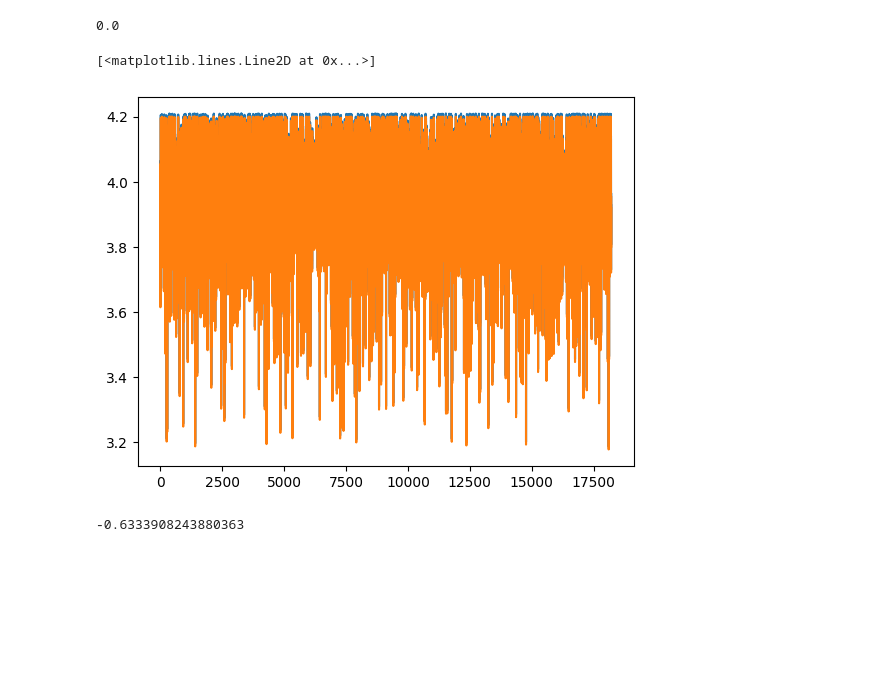
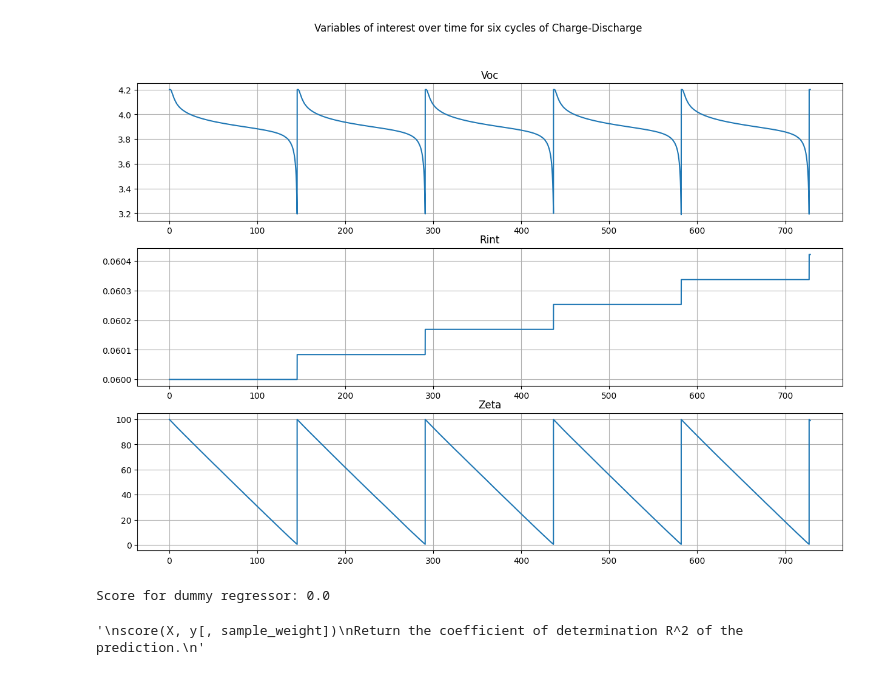
Before and after one commit to douglasmmachado/BatterySoC-Prediction, a Jupyter notebook: NN.ipynb, the cells around one changed output. Drawn from its saved outputs; the diff is of its cells as text; code cells hidden in the pictures; blank space fills up the shorter version.

```diff
--- a/NN.ipynb
+++ b/NN.ipynb
@@ -94,9 +90,44 @@ X = np.stack((I, V), axis=1)
+# %%
+n = 7284 #End of first cycle
+
+
+Te = 0.02
+voc = y[:n*5,0]
+rint = y[:n*5,1]
+zeta = y[:n*5,2]
+time = np.arange(0,n*5,1)*Te
+
+
+fig, axs = plt.subplots(3,1, figsize = (15,10))
+fig.suptitle('Variables of interest over time for six cycles of Charge-Discharge')
+axs[0].plot(time, voc)
+axs[0].set_title('Voc')
+axs[0].grid()
+
+axs[1].plot(time, rint)
+axs[1].set_title('Rint')
+axs[1].grid()
+
+axs[2].plot(time, zeta)
+axs[2].set_title('Zeta')
+axs[2].grid()
+
+plt.show()
+# %% [output]
+[figure, added]
 # %%
 dummy_regr = DummyRegressor(strategy="mean")
 dummy_regr.fit(X, y)
 
 dummy_regr.predict(X)
 
-dummy_regr.score(X, y)
+score = dummy_regr.score(X, y)
+print(f'Score for dummy regressor: {score}')
+
+'''
+score(X, y[, sample_weight])
+Return the coefficient of determination R^2 of the prediction.
+'''
 # %% [output]
-0.0
+Score for dummy regressor: 0.0
+'\nscore(X, y[, sample_weight])\nReturn the coefficient of determination R^2 of the prediction.\n'
@@ -145,10 +133,0 @@ y_pred = regr.predict(X_test[:1000])
-# %%
-plt.plot(y_pred[:1000,0])
-plt.plot(y_test[:1000,0])
-# %% [output]
-[<matplotlib.lines.Line2D at 0x...>]
-[figure, removed]
-# %%
-regr.score(X_test, y_test)
-# %% [output]
--0.6333908243880363
```
Also changed, not shown: parts of 19 cells of this notebook.
